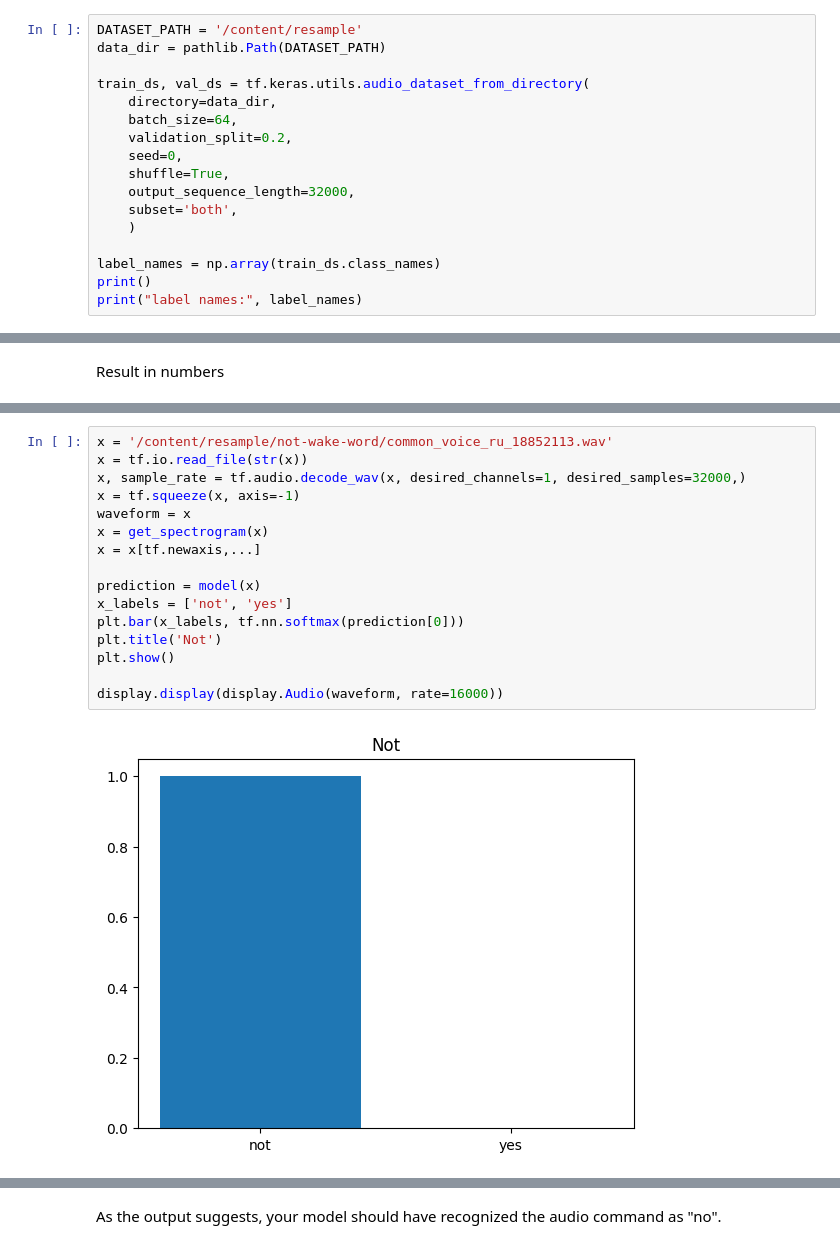
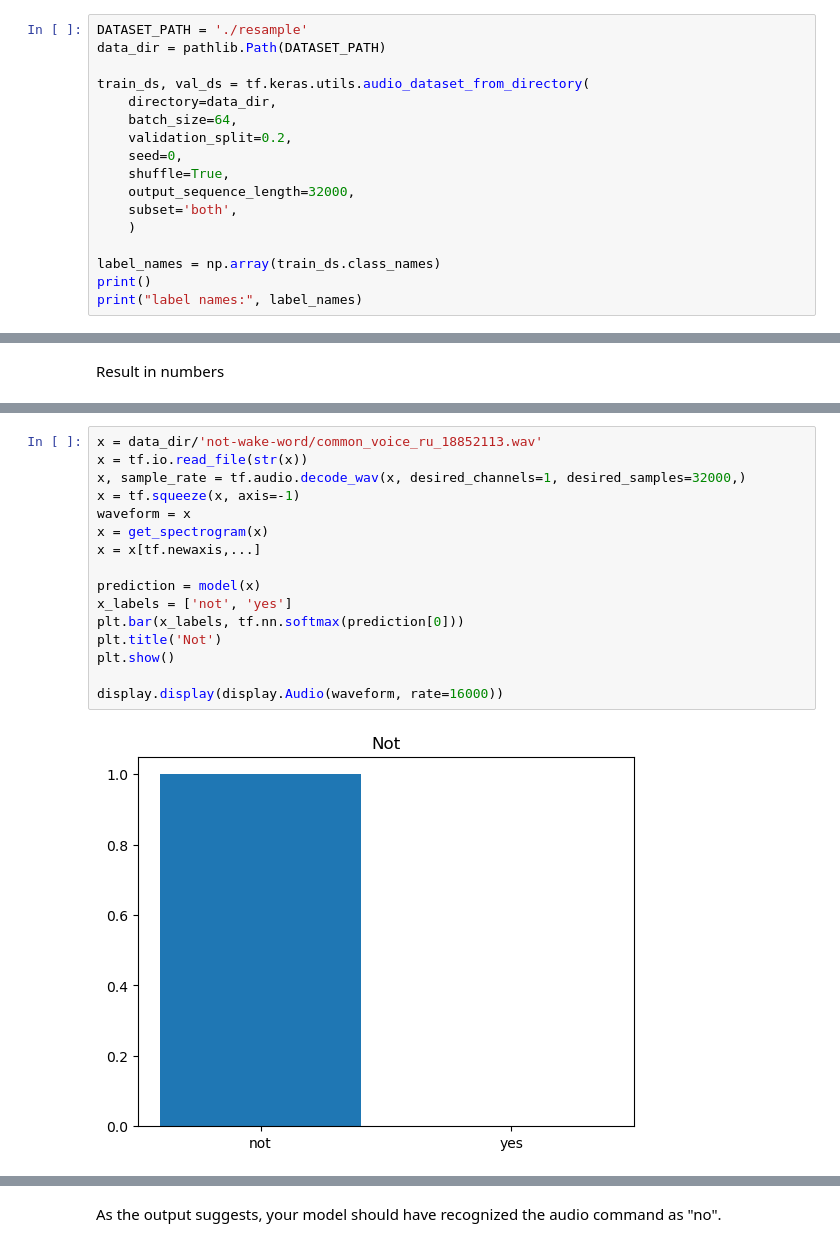
Before and after one commit to Justlesia/voice_model, a Jupyter notebook: martvin_audio_classification.ipynb, the cells around one changed output, grey strips where cells are left out. Cells and saved outputs as stored; diff of their text form.

```diff
--- a/martvin_audio_classification.ipynb
+++ b/martvin_audio_classification.ipynb
@@ -86,5 +91,5 @@ The audio clips are 2 second or less at 16kHz. The `output_sequence_length=32000
 # %%
-DATASET_PATH = '/content/resample'
+DATASET_PATH = './resample'
 data_dir = pathlib.Path(DATASET_PATH)
 
 train_ds, val_ds = tf.keras.utils.audio_dataset_from_directory(
@@ -568,22 +585,22 @@ display.display(display.Audio(waveform, rate=16000))
 [interactive output not drawn]
 # %%
-x = '/content/resample/not-wake-word/common_voice_ru_18852113.wav'
+x = data_dir/'not-wake-word/common_voice_ru_18852113.wav'
 x = tf.io.read_file(str(x))
 x, sample_rate = tf.audio.decode_wav(x, desired_channels=1, desired_samples=32000,)
 x = tf.squeeze(x, axis=-1)
 waveform = x
 x = get_spectrogram(x)
 x = x[tf.newaxis,...]
 
 prediction = model(x)
 x_labels = ['not', 'yes']
 plt.bar(x_labels, tf.nn.softmax(prediction[0]))
 plt.title('Not')
 plt.show()
 
 display.display(display.Audio(waveform, rate=16000))
 # %% [output]
-[figure, old version]
+[figure, new version]
 [interactive output not drawn]
 # %% [markdown]
 As the output suggests, your model should have recognized the audio command as "no".
```
Also changed, not shown: parts of 33 cells of this notebook.
